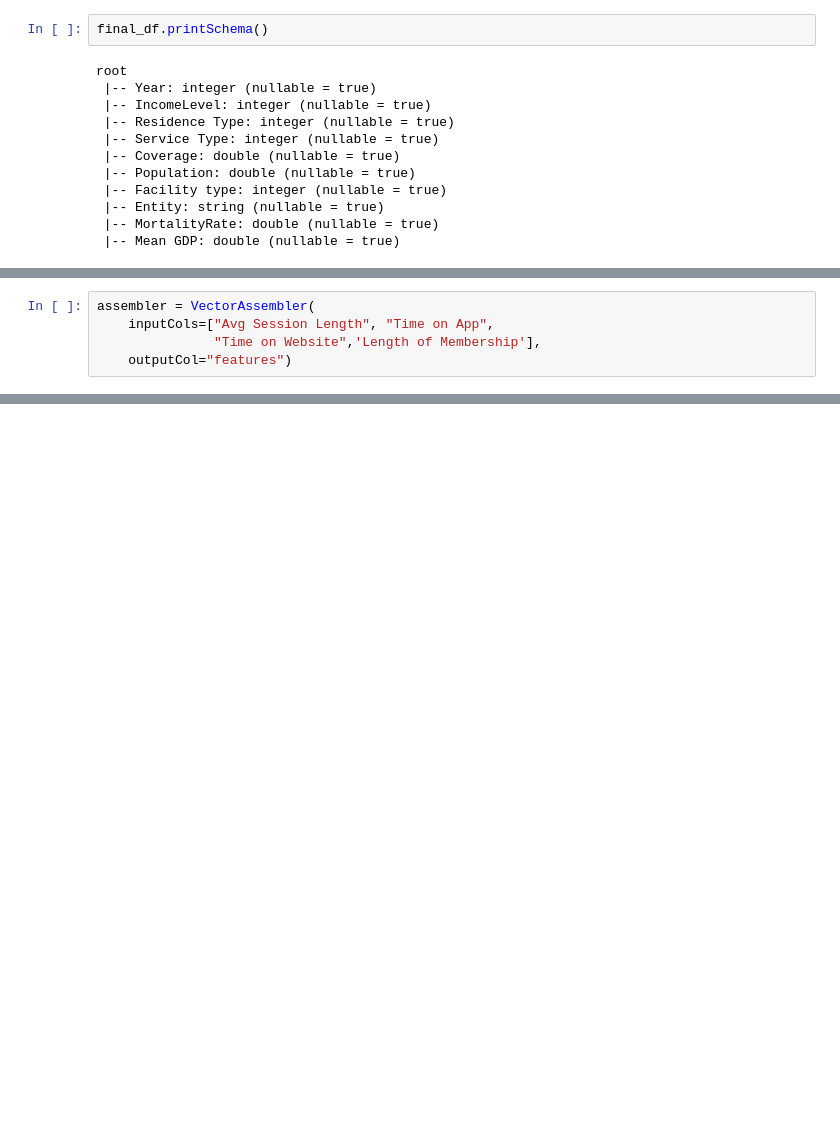
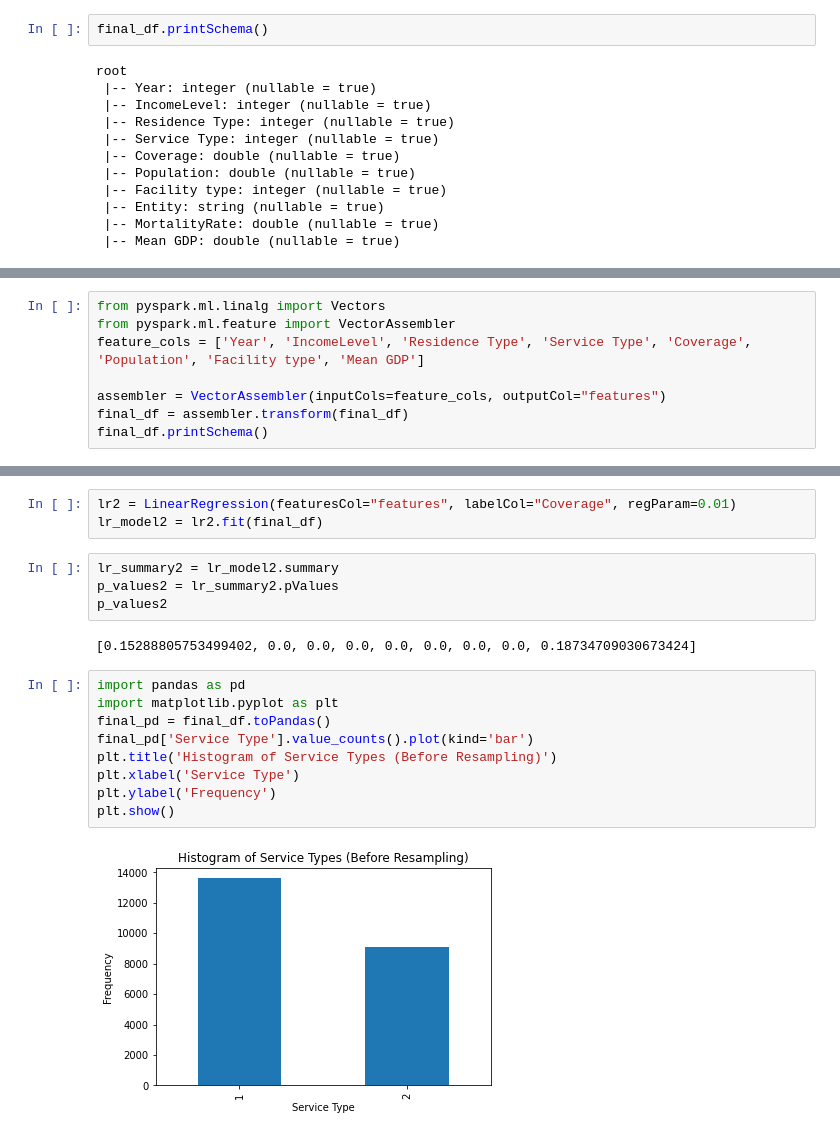
Before and after one commit to zdinyu/INFOSYS722I4, a Jupyter notebook: 04 - Data Transformation.ipynb, the cells around one changed output, grey strips where cells are left out. Cells and saved outputs as stored; diff of their text form; blank space fills up the shorter version.

```diff
--- a/04 - Data Transformation.ipynb
+++ b/04 - Data Transformation.ipynb
@@ -172,5 +167,8 @@ from pyspark.ml.feature import VectorAssembler
 # %%
-assembler = VectorAssembler(
-    inputCols=["Avg Session Length", "Time on App",
-               "Time on Website",'Length of Membership'],
-    outputCol="features")
+from pyspark.ml.linalg import Vectors
+from pyspark.ml.feature import VectorAssembler
+feature_cols = ['Year', 'IncomeLevel', 'Residence Type', 'Service Type', 'Coverage', 'Population', 'Facility type', 'Mean GDP']
+
+assembler = VectorAssembler(inputCols=feature_cols, outputCol="features")
+final_df = assembler.transform(final_df)
+final_df.printSchema()
@@ -176,0 +210,20 @@ assembler = VectorAssembler(
+# %%
+lr2 = LinearRegression(featuresCol="features", labelCol="Coverage", regParam=0.01)
+lr_model2 = lr2.fit(final_df)
+# %%
+lr_summary2 = lr_model2.summary
+p_values2 = lr_summary2.pValues
+p_values2
+# %% [output]
+[0.15288805753499402, 0.0, 0.0, 0.0, 0.0, 0.0, 0.0, 0.0, 0.18734709030673424]
+# %%
+import pandas as pd
+import matplotlib.pyplot as plt
+final_pd = final_df.toPandas()
+final_pd['Service Type'].value_counts().plot(kind='bar')
+plt.title('Histogram of Service Types (Before Resampling)')
+plt.xlabel('Service Type')
+plt.ylabel('Frequency')
+plt.show()
+# %% [output]
+[figure, added]
```
Also changed, not shown: parts of 13 cells of this notebook.
